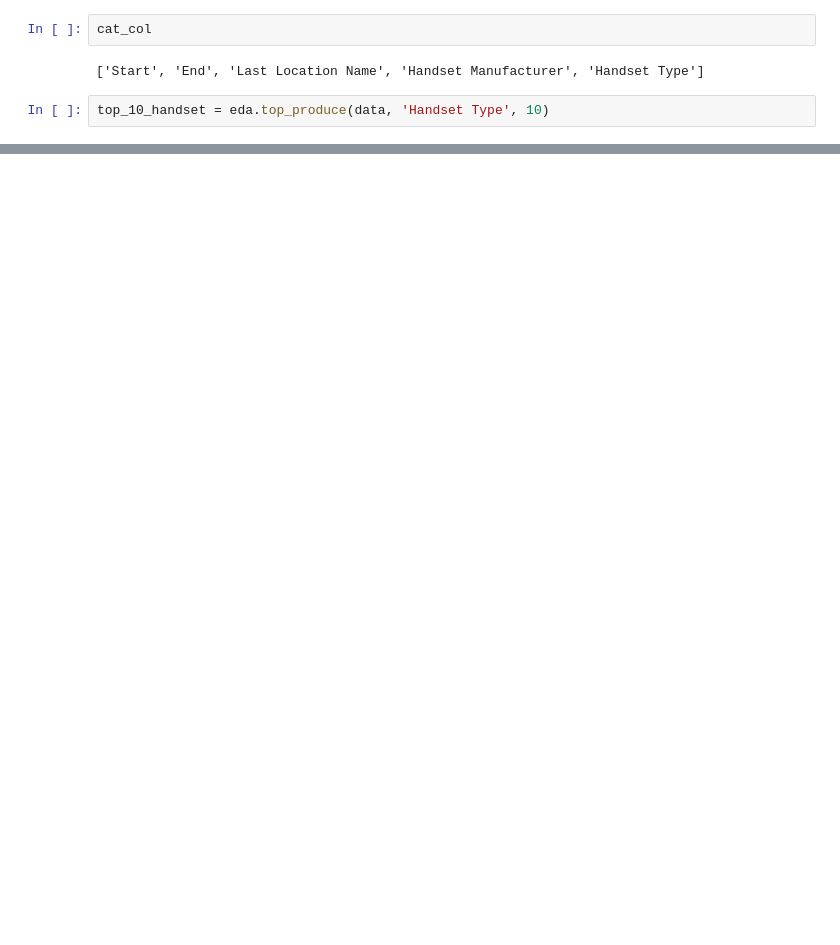
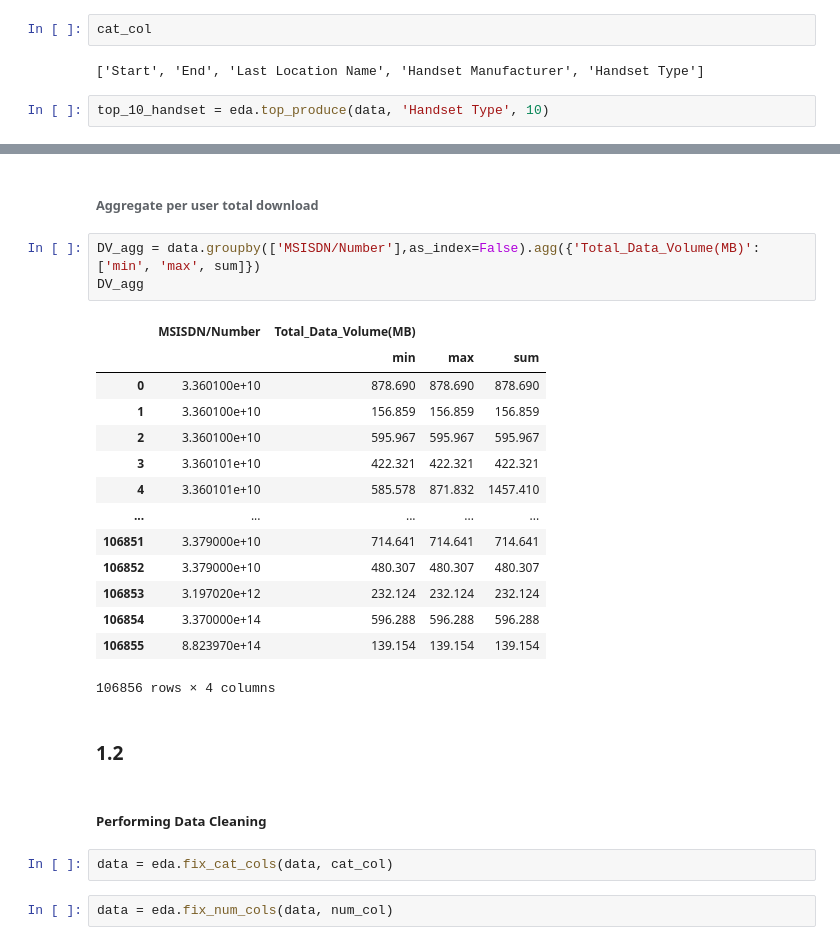
Before and after one commit to Victorolufemi/Tellco_Analysis, a Jupyter notebook: notebook/Task 1.ipynb, the cells around one changed output, grey strips where cells are left out. Cells and saved outputs as stored; diff of their text form; blank space fills up the shorter version.

```diff
--- a/notebook/Task 1.ipynb
+++ b/notebook/Task 1.ipynb
@@ -63,0 +165,28 @@ aggregation
+# %% [markdown]
+######  Aggregate per user total download
+# %%
+DV_agg = data.groupby(['MSISDN/Number'],as_index=False).agg({'Total_Data_Volume(MB)': ['min', 'max', sum]})
+DV_agg
+# %% [output]
+|  | MSISDN/Number | Total_Data_Volume(MB) |  |  |
+|  |  | min | max | sum |
+| 0 | 3.360100e+10 | 878.690 | 878.690 | 878.690 |
+| 1 | 3.360100e+10 | 156.859 | 156.859 | 156.859 |
+| 2 | 3.360100e+10 | 595.967 | 595.967 | 595.967 |
+| 3 | 3.360101e+10 | 422.321 | 422.321 | 422.321 |
+| 4 | 3.360101e+10 | 585.578 | 871.832 | 1457.410 |
+| ... | ... | ... | ... | ... |
+| 106851 | 3.379000e+10 | 714.641 | 714.641 | 714.641 |
+| 106852 | 3.379000e+10 | 480.307 | 480.307 | 480.307 |
+| 106853 | 3.197020e+12 | 232.124 | 232.124 | 232.124 |
+| 106854 | 3.370000e+14 | 596.288 | 596.288 | 596.288 |
+| 106855 | 8.823970e+14 | 139.154 | 139.154 | 139.154 |
+106856 rows × 4 columns
+# %% [markdown]
+### 1.2
+# %% [markdown]
+##### Performing Data Cleaning
+# %%
+data = eda.fix_cat_cols(data, cat_col)
+# %%
+data = eda.fix_num_cols(data, num_col)
```
Also changed, not shown: parts of 47 cells of this notebook, 1 other file.
